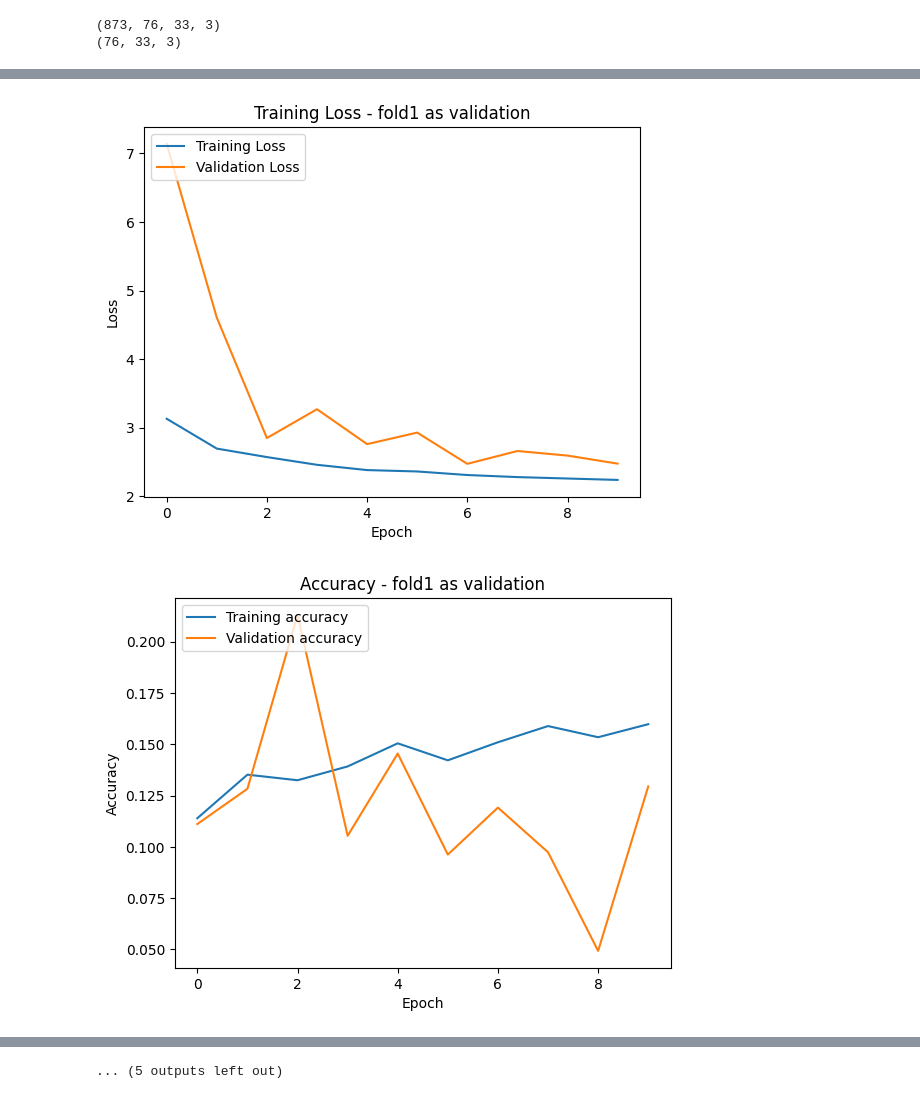
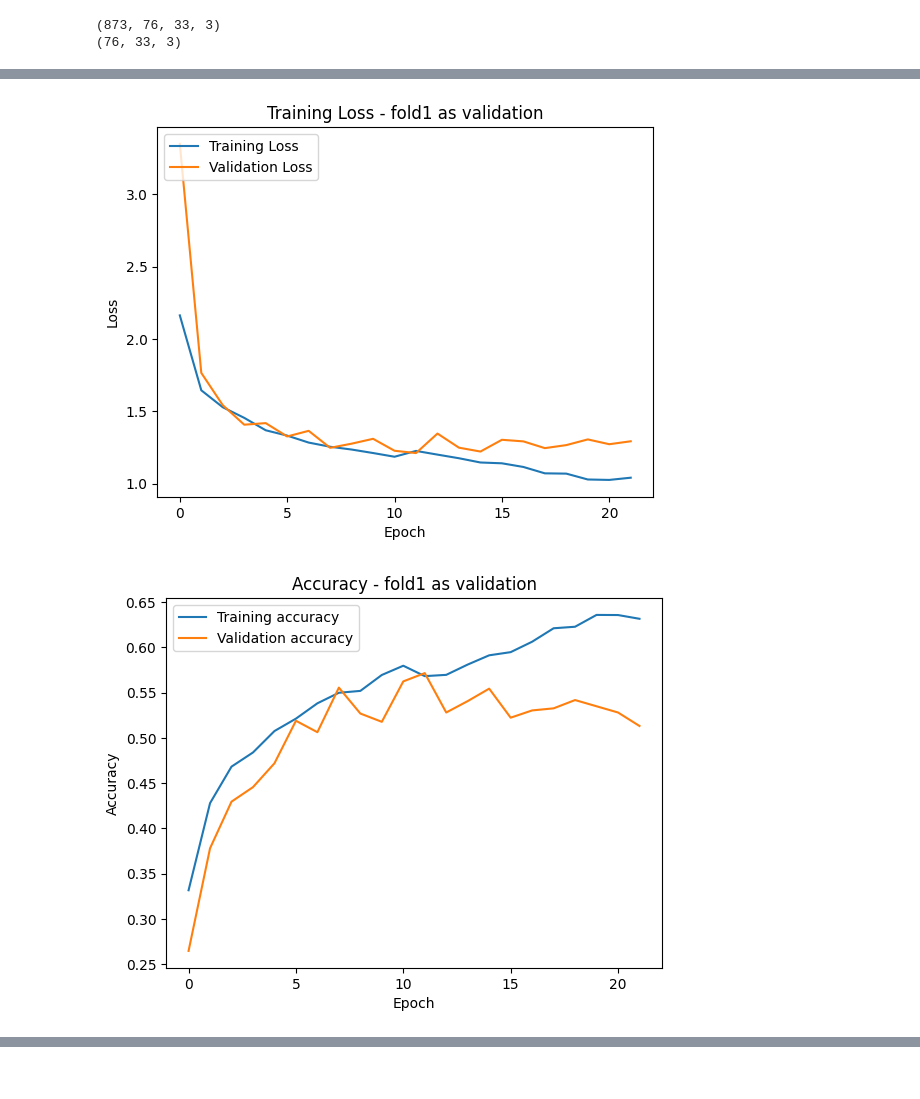
Before and after one commit to ML2-WS23-24-Porto/ML2SoundClassifier, a Jupyter notebook: ML_DenseNEt121_notebook.ipynb, the cells around one changed output, grey strips where cells are left out. Cells and saved outputs as stored; diff of their text form; code cells hidden in the pictures.

```diff
--- a/ML_DenseNEt121_notebook.ipynb
+++ b/ML_DenseNEt121_notebook.ipynb
@@ -346,14 +164,8 @@ loss= 'categorical_crossentropy' #loss function
 
 #training parameters
 num_epoch = 30
-batch_size =64
-early_stop = 3 # early stoppping after 3 epochs with no improvement of test data
-
-#objective to specify the objective to select the best models, and we use max_trials to specify the number of different models to try.
-objective='val_loss'
-max_trials = 8 # how many model variations to test?
-max_trial_retrys = 3 # how many trials per variation? (same model could perform differently)
-
+batch_size = 256
+early_stop = 10 # early stoppping after 3 epochs with no improvement of test data
 
 
 def model_k_cross(data):
@@ -371,14 +183,18 @@ def model_k_cross(data):
     x= Dropout(0.5)(x)
     preds=Dense(10,activation='softmax')(x) #FC-layer
     model=Model(inputs=model_d.input,outputs=preds)
-    model.summary()
+
+    #instance of Adam optimizer
+    Adam = keras.optimizers.Adam(learning_rate=0.010)
 
 
     #To avoid the problem of overfitting, avoid training the entire network. layer.trainable=False will freeze all the layers, keeping only the last eight layers (FC) to detect edges and blobs in the image. Once the model is fitted well, it can be fine-tuned by using layer.trainable=True.
-    for layer in model.layers[:-8]:
+    for layer in model.layers[:-12]:
         layer.trainable=False
-    for layer in model.layers[-8:]:
+    for layer in model.layers[-12:]:
         layer.trainable=True
+
+    model.summary()
 
 
 
@@ -401,7 +217,7 @@ def model_k_cross(data):
         X_train = np.array(X_train)
         y_train = np.array(y_train)
 
-        model.compile(optimizer='Adam',loss='categorical_crossentropy',metrics=['accuracy'])
+        model.compile(optimizer=Adam,loss='categorical_crossentropy',metrics=['accuracy'])
         EarlyStoppingCallback = tensorflow.keras.callbacks.EarlyStopping(monitor='val_loss', patience=early_stop)
 
 
@@ -513,6 +329,6 @@ Validation accuracy: 0.12943871319293976
 dict_keys(['loss', 'accuracy', 'val_loss', 'val_accuracy', 'lr'])
-[figure, old version]
+[figure, new version]
-[figure, old version]
+[figure, new version]
 Training using fold2 as validation
 Epoch 1/30
 
@@ -575 +367,0 @@ dict_keys(['loss', 'accuracy', 'val_loss', 'val_accuracy', 'lr'])
-... (5 outputs left out)
```
Also changed, not shown: parts of 5 cells of this notebook.
